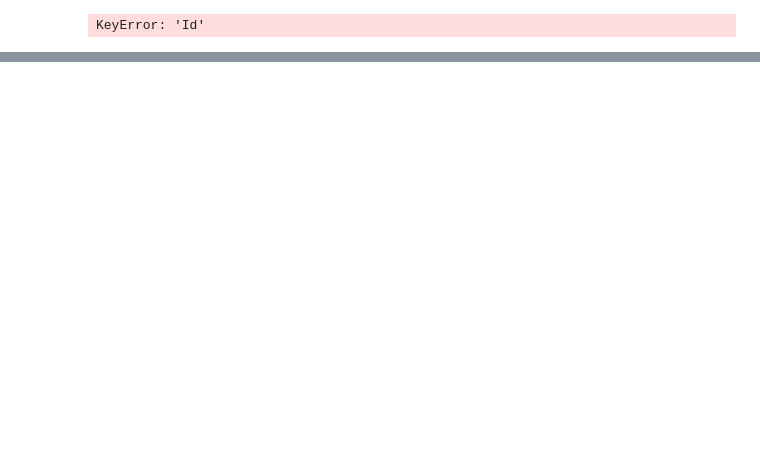
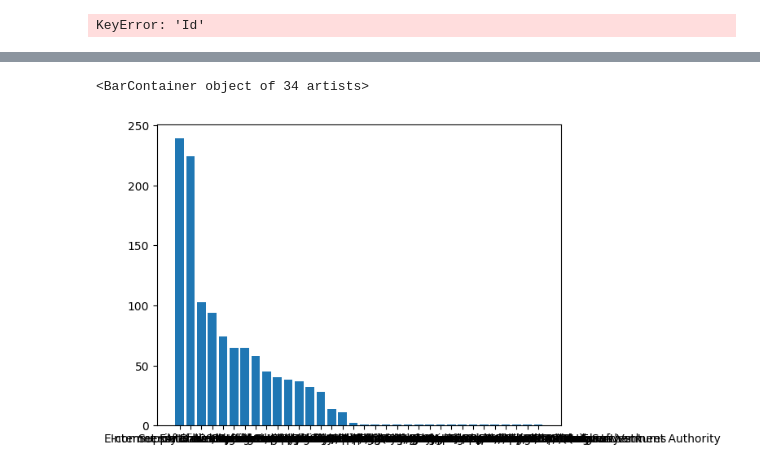
Before and after one commit to 21seya/Analise_dados_conceitos, a Jupyter notebook: projeto01_unicornio.ipynb, the cells around one changed output, grey strips where cells are left out. Saved outputs shown, nothing was run; the diff lists cells and outputs as text; code cells hidden in the pictures; blank space fills up the shorter version.

Commit message:
enviando dados

```diff
--- a/projeto01_unicornio.ipynb
+++ b/projeto01_unicornio.ipynb
@@ -42,7 +42,7 @@ Index(['Company', 'Valuation ($B)', 'Date Joined', 'Country', 'City ',
 # %%
 # Renomear
 Base_Dados.rename( columns={
-    'Unnamed: 0' : 'Id',
+    '' : 'Id',
     'Company' : 'Empresa',
     'Valuation ($B)' : 'Valor ($)',
     'Date Joined' : 'Data de Adesão',
@@ -232,0 +288,5 @@ KeyError: 'Id'
+# %%
+plt.bar(Base_Dados['Setor'].value_counts().index,Base_Dados['Setor'].value_counts())
+# %% [output]
+<BarContainer object of 34 artists>
+[figure, added]
```
Also changed, not shown: parts of 9 cells of this notebook.
